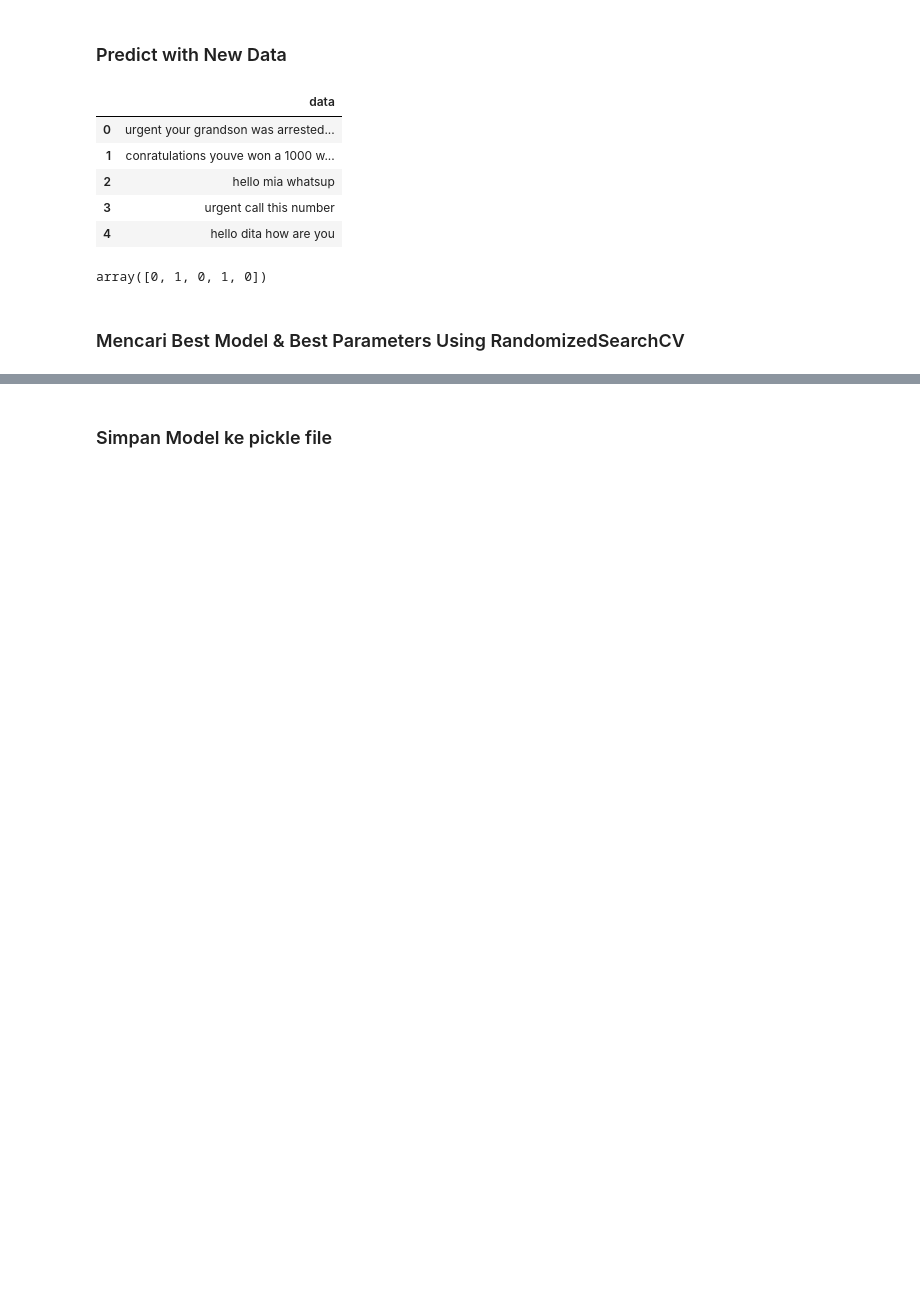
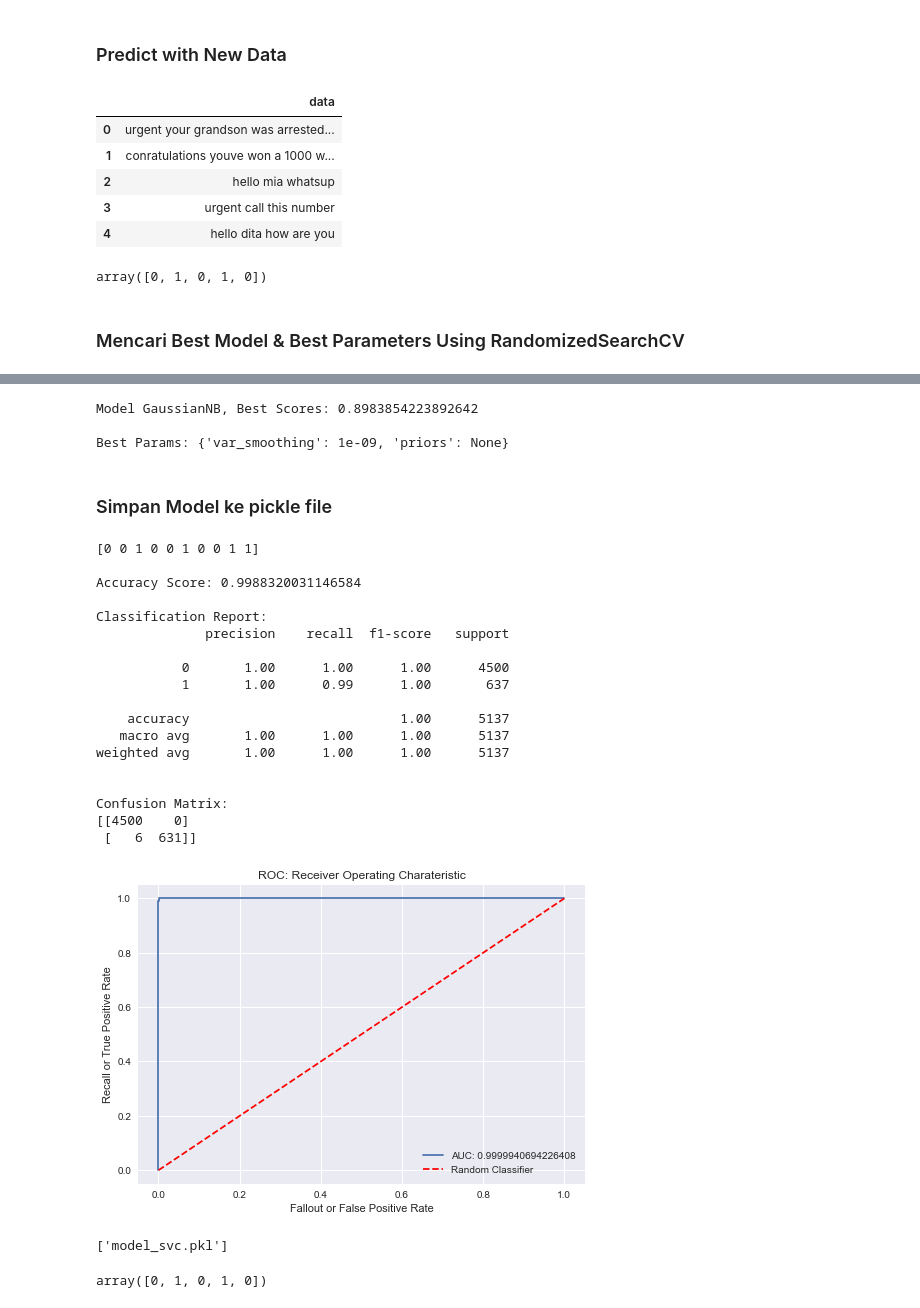
Before and after one commit to AgungYogaSetiawan/Spam-Classifier-V2, a Jupyter notebook: Spam Classifier V2.ipynb, the cells around one changed output, grey strips where cells are left out. Saved outputs shown, nothing was run; the diff lists cells and outputs as text; code cells hidden in the pictures; blank space fills up the shorter version.

```diff
--- a/Spam Classifier V2.ipynb
+++ b/Spam Classifier V2.ipynb
@@ -501,0 +573,5 @@ array([0, 1, 0, 1, 0])
+# %%
+for model_name, model_par in model_params.items():
+    res = RandomizedSearchCV(model_par['model'], model_par['params'], cv=5, n_iter=3, return_train_score=False)
+    res.fit(X_train_idf, y)
+    print(f'Model {model_name}, Best Params: {res.best_params_}\n')
@@ -502,2 +588,76 @@ array([0, 1, 0, 1, 0])
+# %%
+# RandomizedSearchCV for GaussianNB
+params = {
+    "GaussianNB" : {
+        "model" : GaussianNB(),
+        "params" : {
+            "priors" : [None],
+            "var_smoothing" : [1e-09]
+        }
+    }
+}
+
+for model_name, model_par in params.items():
+    res = RandomizedSearchCV(model_par['model'], model_par['params'], cv=5, n_iter=3, return_train_score=False)
+    res.fit(X_train_idf.toarray(), y)
+    print(f'Model {model_name}, Best Scores: {res.best_score_}','\n')
+    print(f'Best Params: {res.best_params_}')
+# %% [output]
+Model GaussianNB, Best Scores: 0.8983854223892642
+
+Best Params: {'var_smoothing': 1e-09, 'priors': None}
 # %% [markdown]
 ### Simpan Model ke pickle file
+# %%
+# Kita memilih model SVC karena memiliki hasil yang paling tinggi
+# SVC
+model_svc = SVC(kernel='linear', gamma='auto', C=2.0, random_state=0, probability=True).fit(X_train_idf, y)
+prediction = model_svc.predict(X_test_idf)
+print(prediction[:10], '\n')
+acc_svc = (prediction == y).mean()
+print(f'Accuracy Score: {acc_svc}', '\n')
+print(f'Classification Report: \n{classification_report(y, prediction)}', '\n')
+print(f'Confusion Matrix: \n{confusion_matrix(y, prediction)}', '\n')
+
+prob_estimates = model_svc.predict_proba(X_test_idf)
+fpr, tpr, threshold = roc_curve(y, prob_estimates[:, 1])
+nilai_auc = auc(fpr, tpr)
+
+plt.plot(fpr, tpr, label=f'AUC: {nilai_auc}')
+plt.plot([0,1], [0,1], 'r--', label='Random Classifier')
+plt.title('ROC: Receiver Operating Charateristic')
+plt.ylabel('Recall or True Positive Rate')
+plt.xlabel('Fallout or False Positive Rate')
+plt.legend()
+plt.show()
+# %% [output]
+[0 0 1 0 0 1 0 0 1 1]
+
+Accuracy Score: 0.9988320031146584
+
+Classification Report:
+              precision    recall  f1-score   support
+
+           0       1.00      1.00      1.00      4500
+           1       1.00      0.99      1.00       637
+
+    accuracy                           1.00      5137
+   macro avg       1.00      1.00      1.00      5137
+weighted avg       1.00      1.00      1.00      5137
+
+
+Confusion Matrix:
+[[4500    0]
+ [   6  631]]
+[figure, added]
+# %%
+import joblib
+
+joblib.dump(model_svc, 'model_svc.pkl')
+# %% [output]
+['model_svc.pkl']
+# %%
+loads = joblib.load('model_svc.pkl')
+loads.predict(new_data_tfidf)
+# %% [output]
+array([0, 1, 0, 1, 0])
```
Also changed, not shown: parts of 7 cells of this notebook, 1 other file.
